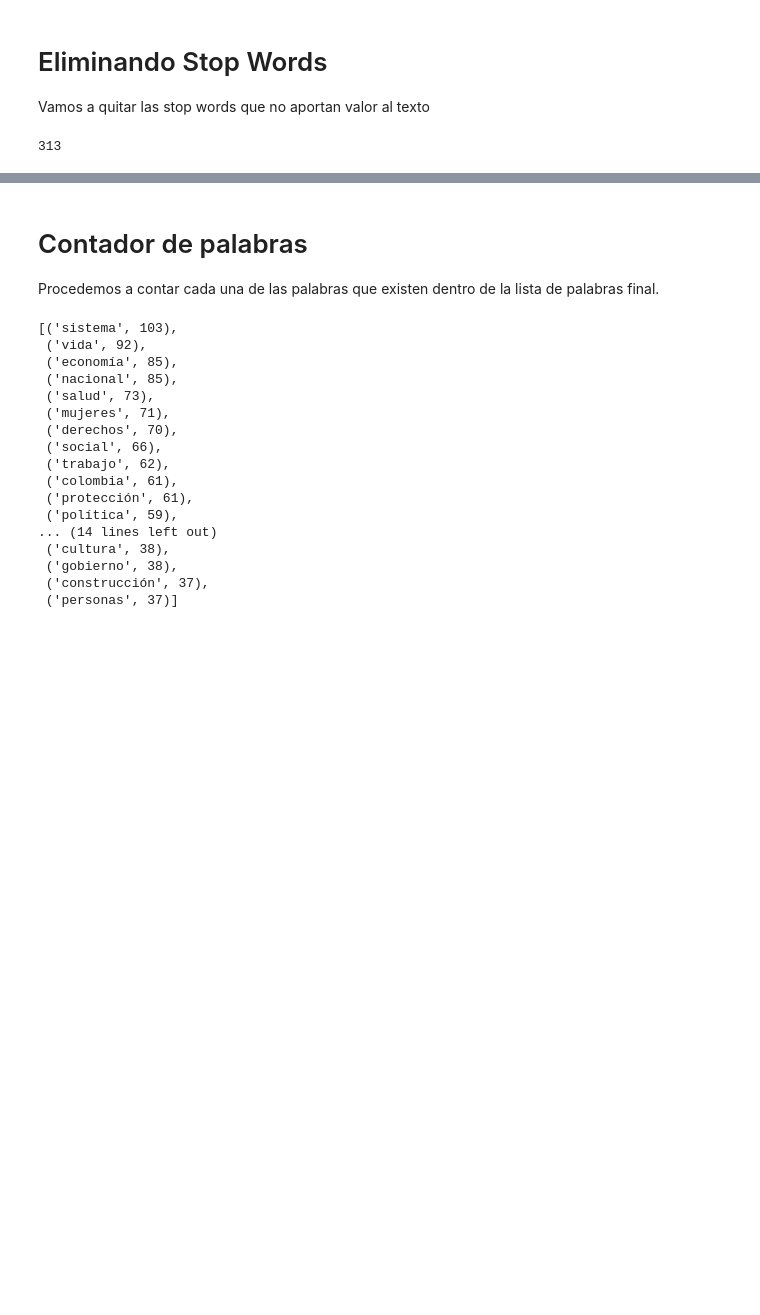
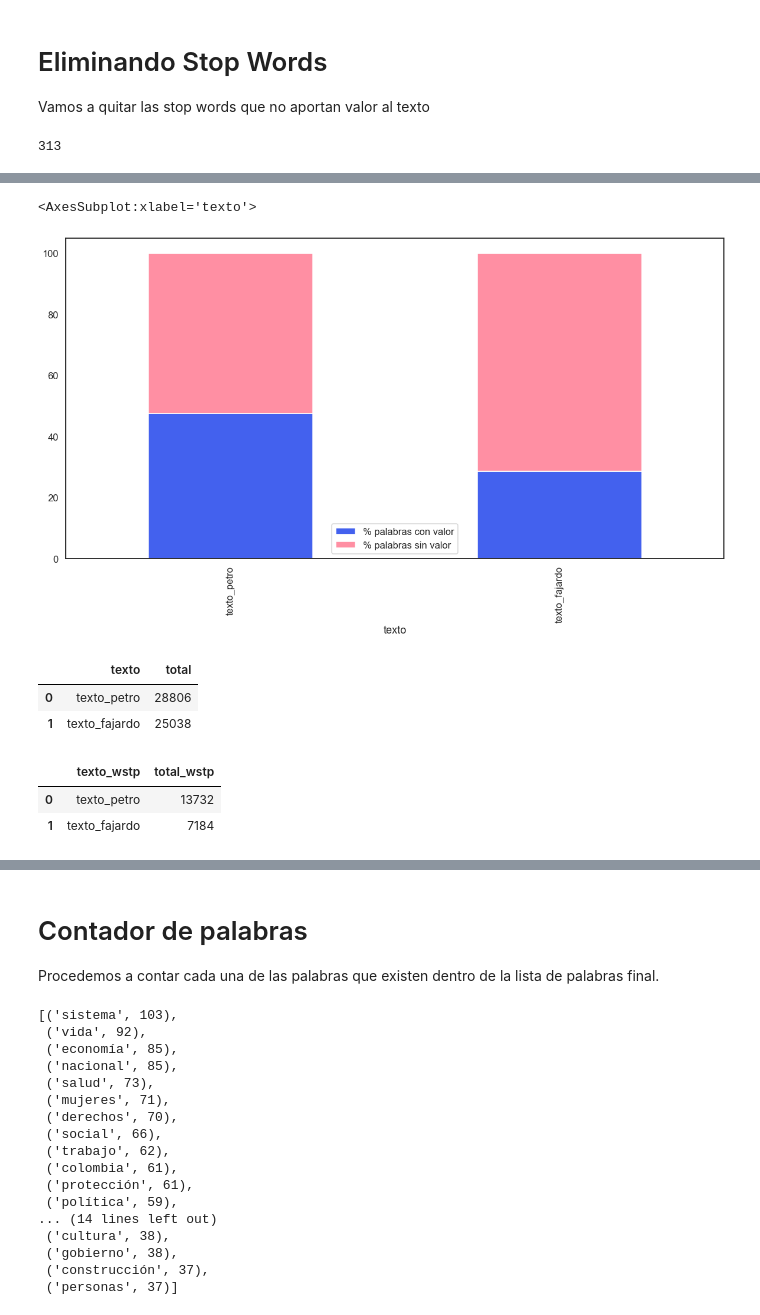
Before and after one commit to fredericksalazar/textAnalysis-ColombianElections, a Jupyter notebook: text_analysis.ipynb, the cells around one changed output, grey strips where cells are left out. Saved outputs shown, nothing was run; the diff lists cells and outputs as text; code cells hidden in the pictures; blank space fills up the shorter version.

```diff
--- a/text_analysis.ipynb
+++ b/text_analysis.ipynb
@@ -130,0 +234,18 @@ total palabras :  13822
+# %%
+#vamos a crear un dataframe total con los datos de total palabras inicicales y total palabras sin stopwords
+
+df_diff_len_textos = df_lenght_textos.merge(df_lenght_textos_wstp, left_on='texto', right_on='texto_wstp', how='inner')
+df_diff_len_textos = df_diff_len_textos.drop(['texto_wstp'], axis=1)
+
+df_diff_len_textos['total palabras stopwords'] = (df_diff_len_textos['total']-df_diff_len_textos['total_wstp'])
+df_diff_len_textos['% palabras con valor'] = df_diff_len_textos['total_wstp']/df_diff_len_textos['total']*100
+df_diff_len_textos['% palabras con stopwords'] = df_diff_len_textos['total palabras stopwords']/df_diff_len_textos['total']*100
+
+df_diff_len_textos.columns =['texto',
+                             'total palabras usadas',
+                             'total palabras sin stopwords',
+                             'total palabras stopwords',
+                             '% palabras con valor',
+                             '% palabras sin valor']
+
+df_diff_len_textos
@@ -130,0 +271,23 @@ total palabras :  13822
+# %%
+#cremos un grafico que muestre la distribucion de palabras en cada texto
+
+df_diff_len_textos.plot.bar(x='texto',
+                            y=['% palabras con valor', '% palabras sin valor'],
+                            stacked = True,
+                            figsize=(20,10),
+                            color=["#4361ee", "#ff8fa3"])
+# %% [output]
+<AxesSubplot:xlabel='texto'>
+[figure, added]
+# %%
+df_lenght_textos
+# %% [output]
+|  | texto | total |
+| 0 | texto_petro | 28806 |
+| 1 | texto_fajardo | 25038 |
+# %%
+df_lenght_textos_wstp
+# %% [output]
+|  | texto_wstp | total_wstp |
+| 0 | texto_petro | 13732 |
+| 1 | texto_fajardo | 7184 |
```
Also changed, not shown: parts of 23 cells of this notebook, 9 other files.
